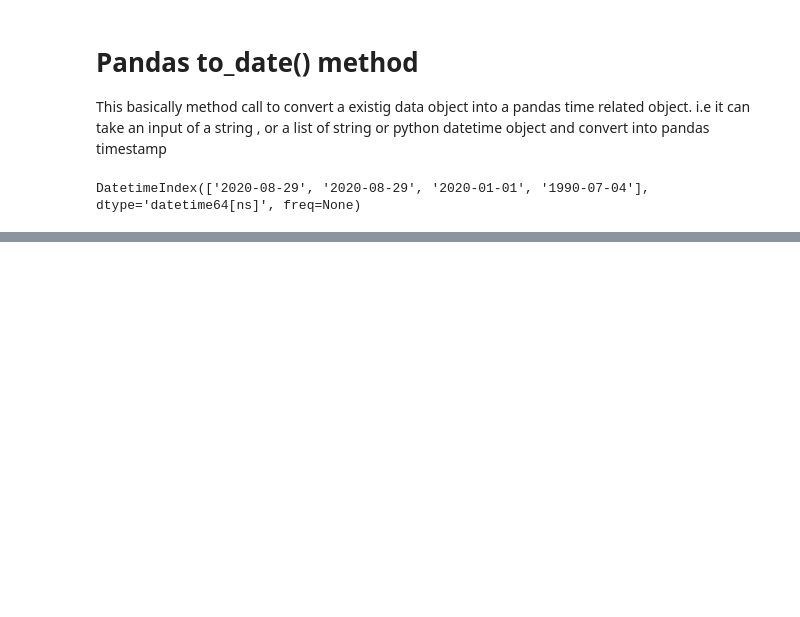
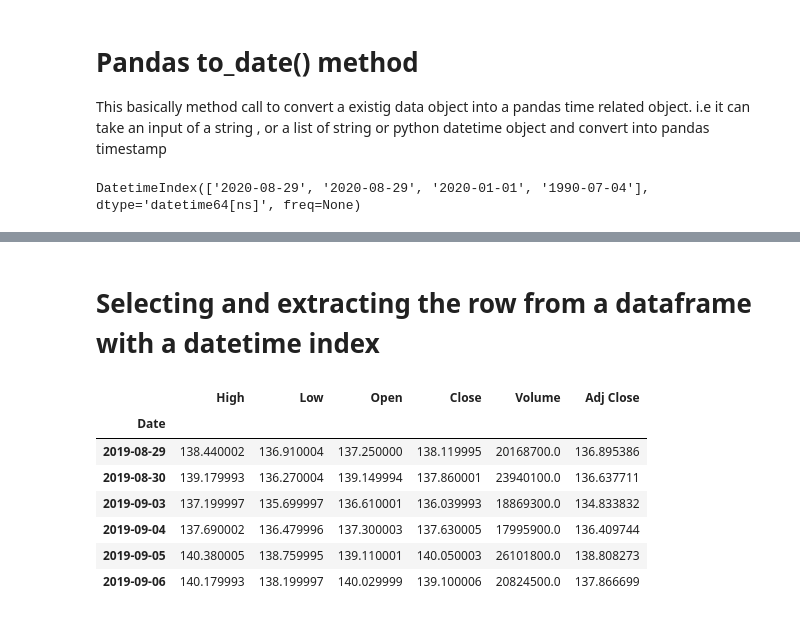
Before and after one commit to stcentre/Pandas-Tutorials, a Jupyter notebook: Pandas_Tutorials/8Pandas_Working_with_Dates_and_Times.ipynb, the cells around one changed output, grey strips where cells are left out. Cells and saved outputs as stored; diff of their text form; code cells hidden in the pictures; blank space fills up the shorter version.

```diff
--- a/Pandas_Tutorials/8Pandas_Working_with_Dates_and_Times.ipynb
+++ b/Pandas_Tutorials/8Pandas_Working_with_Dates_and_Times.ipynb
@@ -99,0 +322,16 @@ DatetimeIndex(['2020-08-29', '2020-08-29', '2020-01-01', '1990-07-04'], dtype='d
+# %% [markdown]
+# Selecting and extracting the row from a dataframe with a datetime index
+# %%
+stocks.loc['2019-08-29']
+stocks.iloc[305]
+stocks.loc['2019-08-29':]#till last day
+stocks.loc['2019-08-29':'2019-09-08']#till given date
+# %% [output]
+|  | High | Low | Open | Close | Volume | Adj Close |
+| Date |  |  |  |  |  |  |
+| 2019-08-29 | 138.440002 | 136.910004 | 137.250000 | 138.119995 | 20168700.0 | 136.895386 |
+| 2019-08-30 | 139.179993 | 136.270004 | 139.149994 | 137.860001 | 23940100.0 | 136.637711 |
+| 2019-09-03 | 137.199997 | 135.699997 | 136.610001 | 136.039993 | 18869300.0 | 134.833832 |
+| 2019-09-04 | 137.690002 | 136.479996 | 137.300003 | 137.630005 | 17995900.0 | 136.409744 |
+| 2019-09-05 | 140.380005 | 138.759995 | 139.110001 | 140.050003 | 26101800.0 | 138.808273 |
+| 2019-09-06 | 140.179993 | 138.199997 | 140.029999 | 139.100006 | 20824500.0 | 137.866699 |
```
Also changed, not shown: parts of 29 cells of this notebook.
